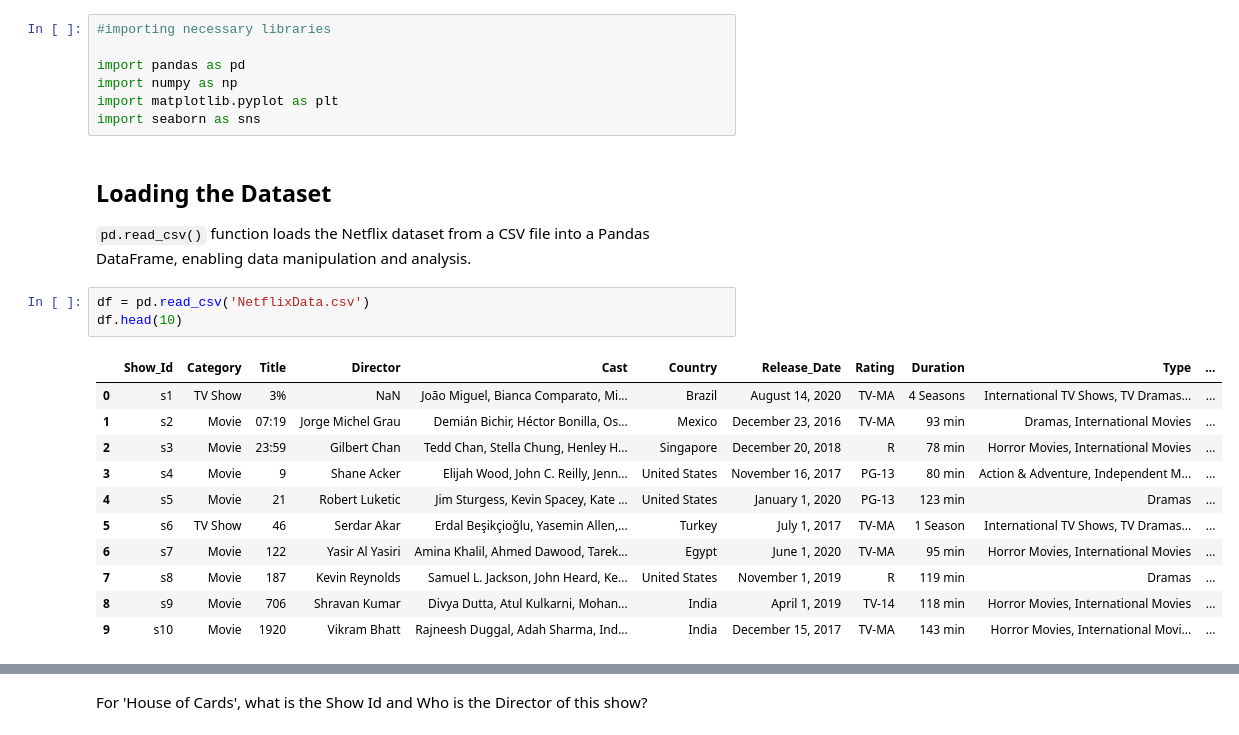
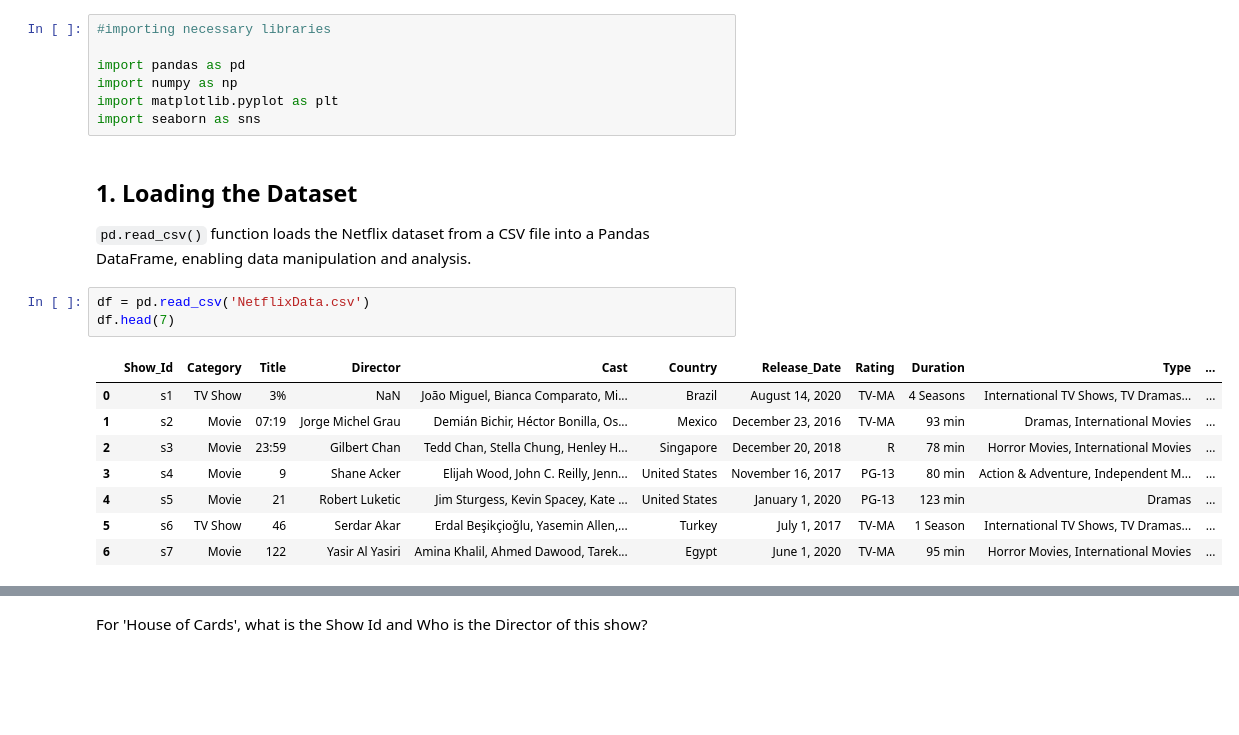
Before and after one commit to SachinGunjal001/Netflix-Python-Analysis, a Jupyter notebook: netflix-DataAnalysis_Python.ipynb, the cells around one changed output, grey strips where cells are left out. Saved outputs shown, nothing was run; the diff lists cells and outputs as text; blank space fills up the shorter version.

```diff
--- a/netflix-DataAnalysis_Python.ipynb
+++ b/netflix-DataAnalysis_Python.ipynb
@@ -9,20 +9,17 @@ import numpy as np
 import matplotlib.pyplot as plt
 import seaborn as sns
 # %% [markdown]
-## Loading the Dataset
+## 1. Loading the Dataset
 `pd.read_csv()` function loads the Netflix dataset from a CSV file into a Pandas DataFrame, enabling data manipulation and analysis.
 # %%
 df = pd.read_csv('NetflixData.csv')
-df.head(10)
+df.head(7)
 # %% [output]
 |  | Show_Id | Category | Title | Director | Cast | Country | Release_Date | Rating | Duration | Type | ... |
 | 0 | s1 | TV Show | 3% | NaN | João Miguel, Bianca Comparato, Mi... | Brazil | August 14, 2020 | TV-MA | 4 Seasons | International TV Shows, TV Dramas... | ... |
 | 1 | s2 | Movie | 07:19 | Jorge Michel Grau | Demián Bichir, Héctor Bonilla, Os... | Mexico | December 23, 2016 | TV-MA | 93 min | Dramas, International Movies | ... |
 | 2 | s3 | Movie | 23:59 | Gilbert Chan | Tedd Chan, Stella Chung, Henley H... | Singapore | December 20, 2018 | R | 78 min | Horror Movies, International Movies | ... |
 | 3 | s4 | Movie | 9 | Shane Acker | Elijah Wood, John C. Reilly, Jenn... | United States | November 16, 2017 | PG-13 | 80 min | Action & Adventure, Independent M... | ... |
 | 4 | s5 | Movie | 21 | Robert Luketic | Jim Sturgess, Kevin Spacey, Kate ... | United States | January 1, 2020 | PG-13 | 123 min | Dramas | ... |
 | 5 | s6 | TV Show | 46 | Serdar Akar | Erdal Beşikçioğlu, Yasemin Allen,... | Turkey | July 1, 2017 | TV-MA | 1 Season | International TV Shows, TV Dramas... | ... |
 | 6 | s7 | Movie | 122 | Yasir Al Yasiri | Amina Khalil, Ahmed Dawood, Tarek... | Egypt | June 1, 2020 | TV-MA | 95 min | Horror Movies, International Movies | ... |
-| 7 | s8 | Movie | 187 | Kevin Reynolds | Samuel L. Jackson, John Heard, Ke... | United States | November 1, 2019 | R | 119 min | Dramas | ... |
-| 8 | s9 | Movie | 706 | Shravan Kumar | Divya Dutta, Atul Kulkarni, Mohan... | India | April 1, 2019 | TV-14 | 118 min | Horror Movies, International Movies | ... |
-| 9 | s10 | Movie | 1920 | Vikram Bhatt | Rajneesh Duggal, Adah Sharma, Ind... | India | December 15, 2017 | TV-MA | 143 min | Horror Movies, International Movi... | ... |
```
Also changed, not shown: parts of 6 cells of this notebook.
